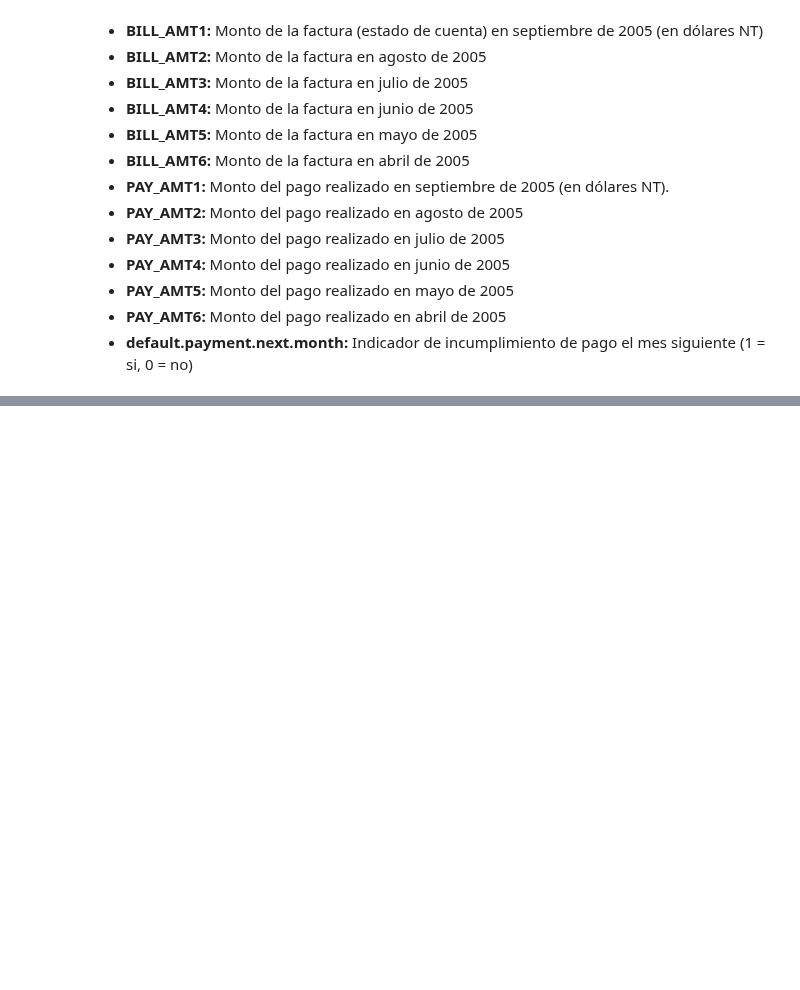
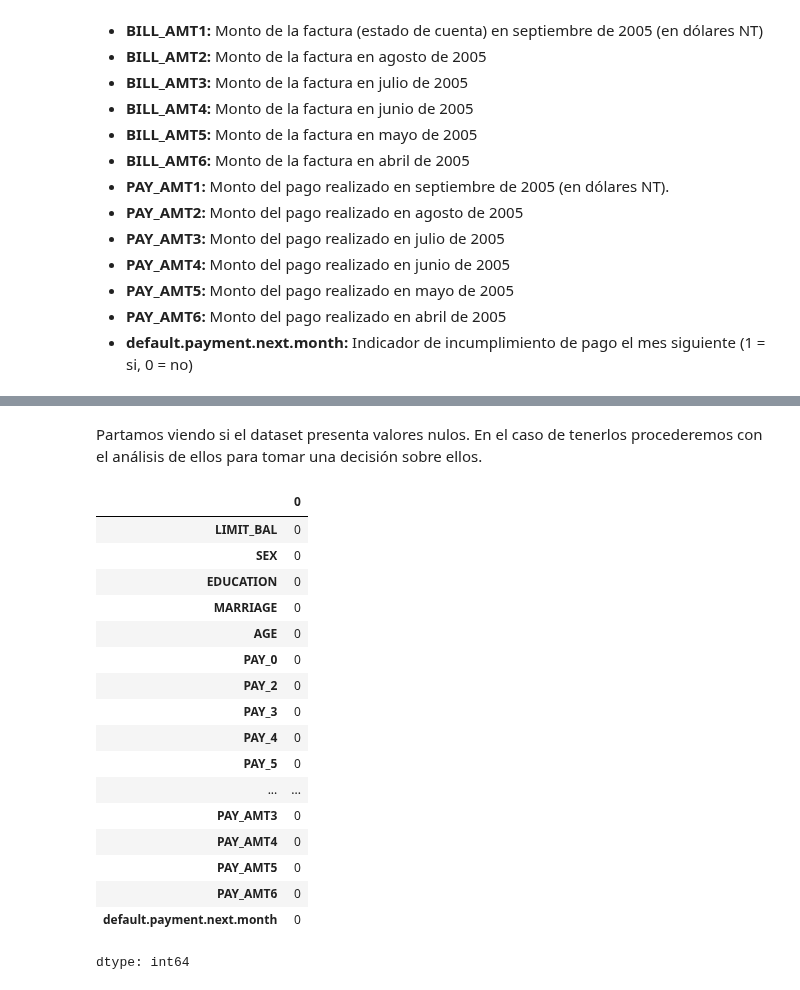
Before and after one commit to Kevin2558/Data_Science_Borrador, a Jupyter notebook: 10_Proyecto_Final/Opcion_4/Borrador.ipynb, the cells around one changed output, grey strips where cells are left out. Drawn from its saved outputs; the diff is of its cells as text; code cells hidden in the pictures; blank space fills up the shorter version.

```diff
--- a/10_Proyecto_Final/Opcion_4/Borrador.ipynb
+++ b/10_Proyecto_Final/Opcion_4/Borrador.ipynb
@@ -76,0 +123,23 @@ Contiene 25 variables, las cuales comprenden:
+# %% [markdown]
+Partamos viendo si el dataset presenta valores nulos. En el caso de tenerlos procederemos con el análisis de ellos para tomar una decisión sobre ellos.
+# %%
+df.isnull().sum()
+# %% [output]
+|  | 0 |
+| LIMIT_BAL | 0 |
+| SEX | 0 |
+| EDUCATION | 0 |
+| MARRIAGE | 0 |
+| AGE | 0 |
+| PAY_0 | 0 |
+| PAY_2 | 0 |
+| PAY_3 | 0 |
+| PAY_4 | 0 |
+| PAY_5 | 0 |
+| ... | ... |
+| PAY_AMT3 | 0 |
+| PAY_AMT4 | 0 |
+| PAY_AMT5 | 0 |
+| PAY_AMT6 | 0 |
+| default.payment.next.month | 0 |
+dtype: int64
```
Also changed, not shown: parts of 13 cells of this notebook.
